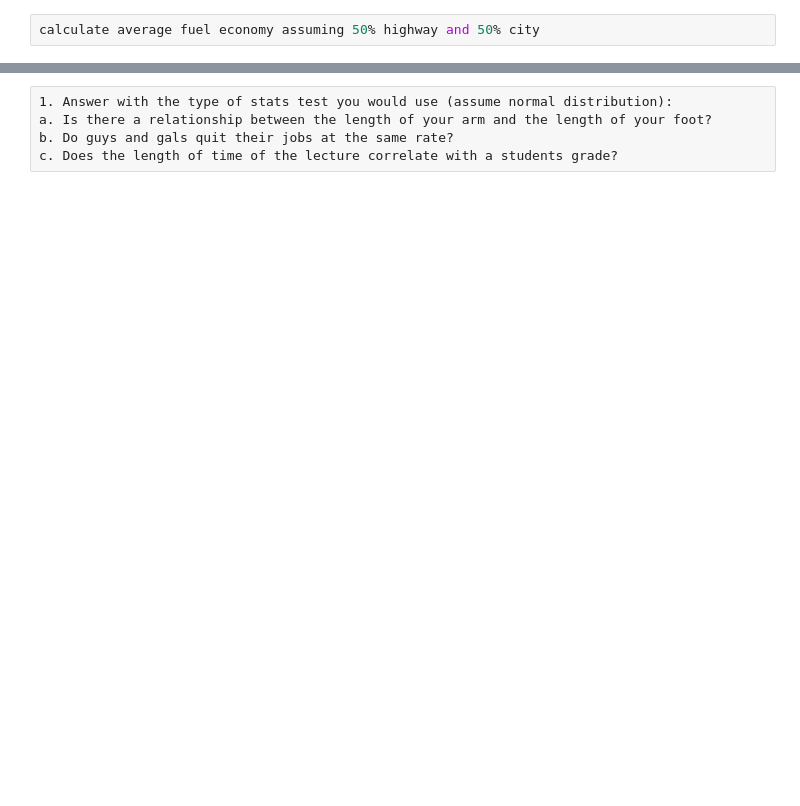
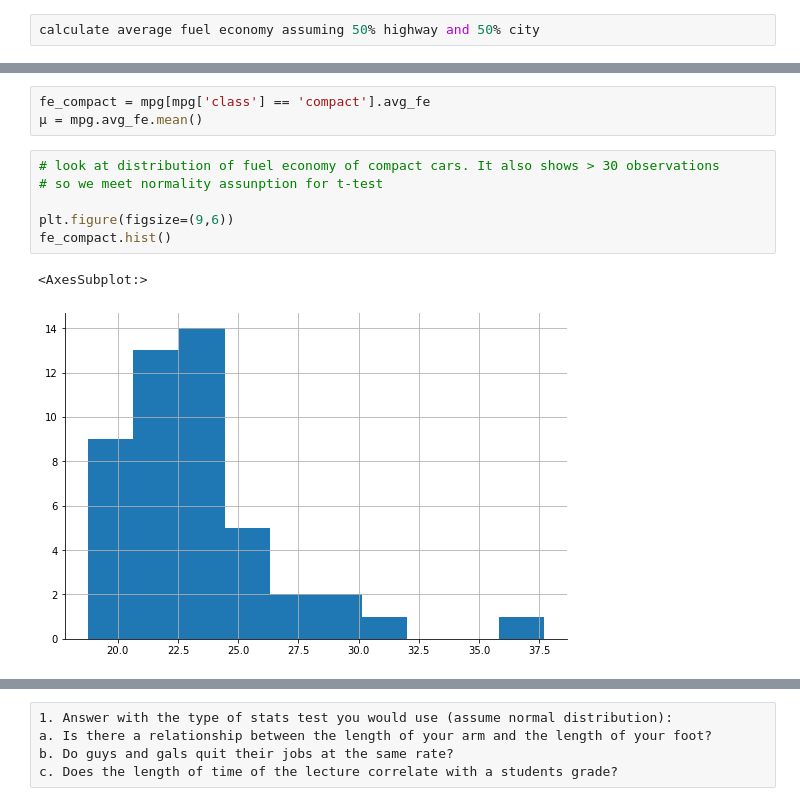
Before and after one commit to raedownen/stats-exercises, a Jupyter notebook: hypothesis_testing.ipynb, the cells around one changed output, grey strips where cells are left out. Cells and saved outputs as stored; diff of their text form; blank space fills up the shorter version.

```diff
--- a/hypothesis_testing.ipynb
+++ b/hypothesis_testing.ipynb
@@ -166,0 +254,12 @@ mpg
+# %%
+fe_compact = mpg[mpg['class'] == 'compact'].avg_fe
+μ = mpg.avg_fe.mean()
+# %%
+# look at distribution of fuel economy of compact cars. It also shows > 30 observations
+# so we meet normality assunption for t-test
+
+plt.figure(figsize=(9,6))
+fe_compact.hist()
+# %% [output]
+<AxesSubplot:>
+[figure, added]
```
Also changed, not shown: parts of 85 cells of this notebook.
